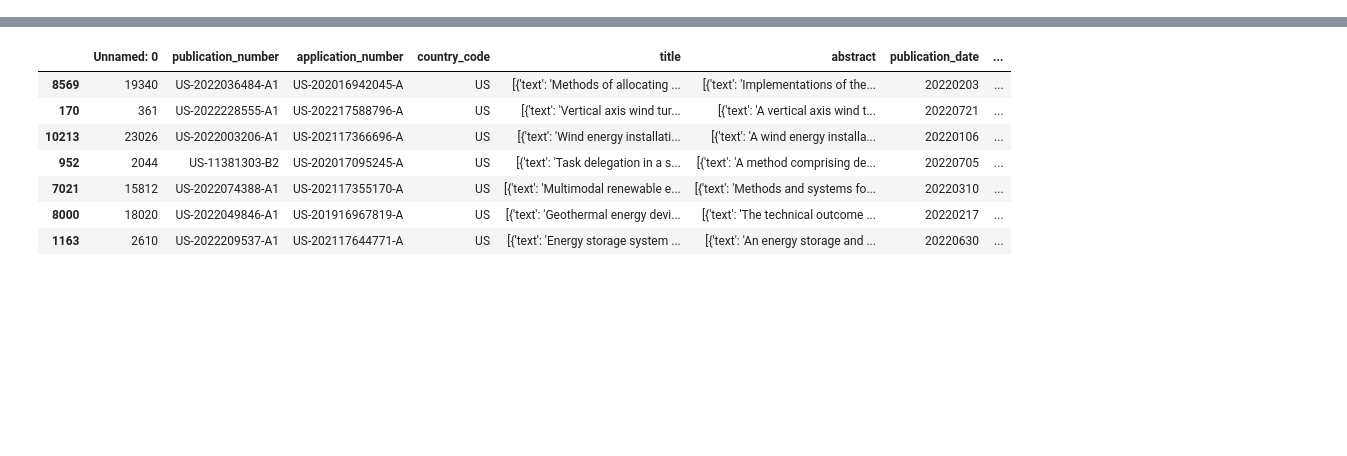
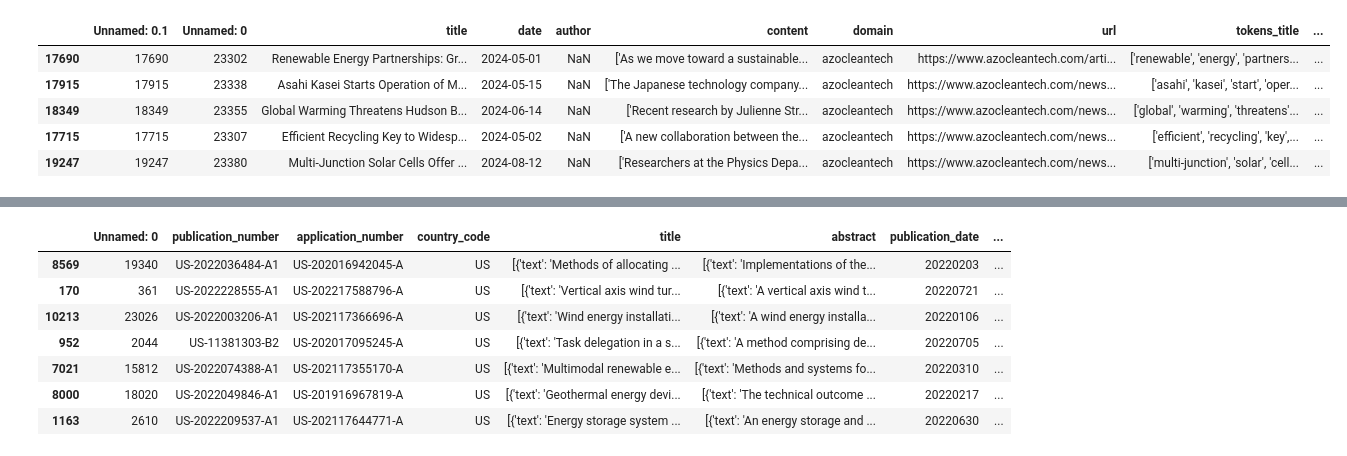
Before and after one commit to tamannaKumavat/SwissText_Shared_Task_2025, a Jupyter notebook: QA_Pairs.ipynb, the cells around one changed output, grey strips where cells are left out. Saved outputs shown, nothing was run; the diff lists cells and outputs as text; code cells hidden in the pictures; blank space fills up the shorter version.

```diff
--- a/QA_Pairs.ipynb
+++ b/QA_Pairs.ipynb
@@ -0,0 +172,25 @@
+# %%
+def preprocess_text(text, apply_stemming=False):
+    """
+    Preprocess a given text by:
+      - Converting to lowercase
+      - Tokenizing
+      - Removing punctuation and stop words
+      - Applying lemmatization (and optionally stemming)
+    """
+    if not isinstance(text, str):
+        return []
+
+    text = text.lower()
+    tokens = word_tokenize(text)
+    tokens = [token for token in tokens if token not in string.punctuation]
+    tokens = [token for token in tokens if token not in stop_words]
+    tokens = [lemmatizer.lemmatize(token) for token in tokens]
+
+    if apply_stemming:
+        tokens = [stemmer.stem(token) for token in tokens]
+
+    return tokens
+# %%
+articles_df = pd.read_csv('cleantech_media_dataset.csv')
+# articles_df = pd.read_csv('/content/drive/MyDrive/SwissText SharedTask/cleantech_media_dataset.csv')
@@ -16,0 +208,3 @@ import spacy
+# %%
+articles_df['tokens_title'] = articles_df['title'].apply(preprocess_text)
+articles_df['tokens_content'] = articles_df['content'].apply(preprocess_text)
@@ -136,5 +428,3 @@ def plot_non_stopword_token_distribution(df):
 # %%
 # azocleantech_patents_qa_df['relevant_text'] = azocleantech_patents_qa_df['relevant_text'].apply(lambda x :  next((d['text'] for d in ast.literal_eval(x) if isinstance(d, dict) and 'text' in d), None))
 # azocleantech_patents_qa_df['title'] = azocleantech_patents_qa_df['title'].apply(lambda x :  next((d['text'] for d in ast.literal_eval(x) if isinstance(d, dict) and 'text' in d), None))
-# %%
-articles_df = pd.read_csv('/content/drive/MyDrive/SwissText SharedTask/cleantech_media_dataset.csv')
@@ -149,6 +437,15 @@ solarindustrymag_df = articles_df[articles_df['domain']=='solarindustrymag']
 # 7 paragraphs of azocleantech_df
 selected_indices = [17690, 17915, 18349, 17715, 19247, 15788, 2195]
 paragraphs_azocleantech_df = azocleantech_df.loc[selected_indices]
+# %%
+paragraphs_azocleantech_df.head()
+# %% [output]
+|  | Unnamed: 0.1 | Unnamed: 0 | title | date | author | content | domain | url | tokens_title | ... |
+| 17690 | 17690 | 23302 | Renewable Energy Partnerships: Gr... | 2024-05-01 | NaN | ['As we move toward a sustainable... | azocleantech | https://www.azocleantech.com/arti... | ['renewable', 'energy', 'partners... | ... |
+| 17915 | 17915 | 23338 | Asahi Kasei Starts Operation of M... | 2024-05-15 | NaN | ['The Japanese technology company... | azocleantech | https://www.azocleantech.com/news... | ['asahi', 'kasei', 'start', 'oper... | ... |
+| 18349 | 18349 | 23355 | Global Warming Threatens Hudson B... | 2024-06-14 | NaN | ['Recent research by Julienne Str... | azocleantech | https://www.azocleantech.com/news... | ['global', 'warming', 'threatens'... | ... |
+| 17715 | 17715 | 23307 | Efficient Recycling Key to Widesp... | 2024-05-02 | NaN | ['A new collaboration between the... | azocleantech | https://www.azocleantech.com/news... | ['efficient', 'recycling', 'key',... | ... |
+| 19247 | 19247 | 23380 | Multi-Junction Solar Cells Offer ... | 2024-08-12 | NaN | ['Researchers at the Physics Depa... | azocleantech | https://www.azocleantech.com/news... | ['multi-junction', 'solar', 'cell... | ... |
 # %%
 paragraphs_azocleantech_df.to_csv("paragraphs_azocleantech_df.csv")
 # %%
```
Also changed, not shown: parts of 116 cells of this notebook.
